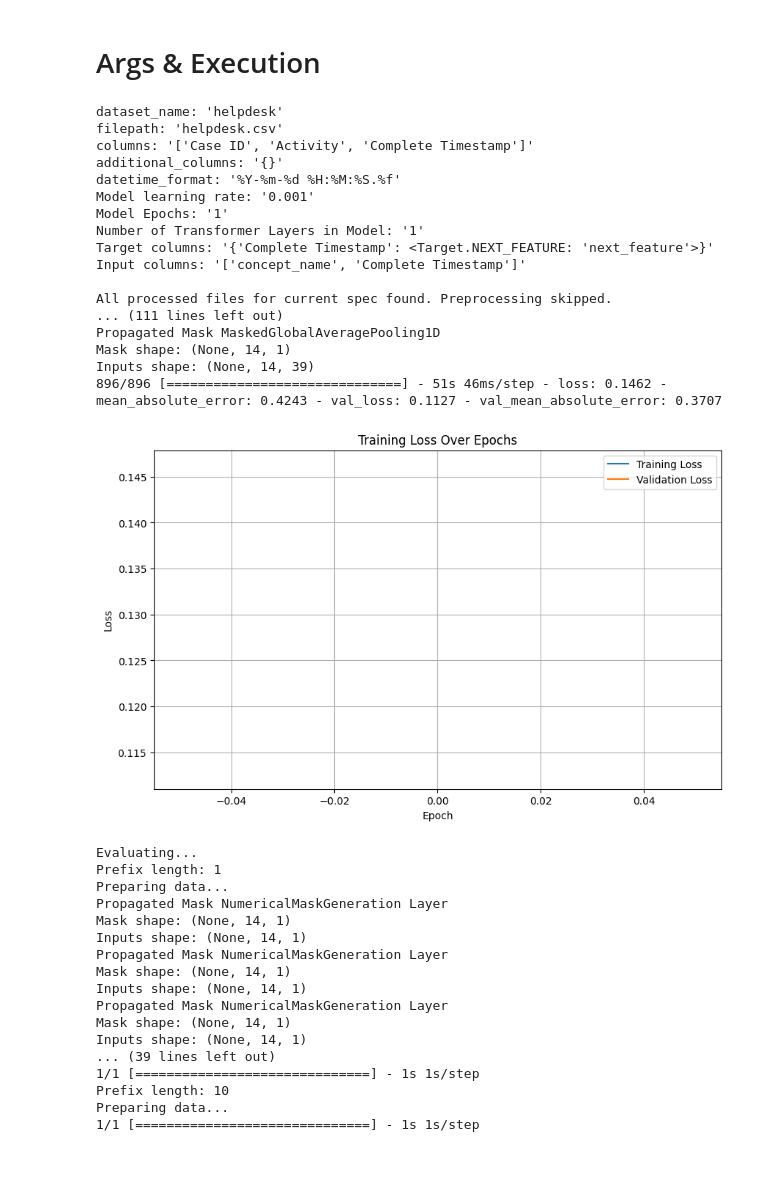
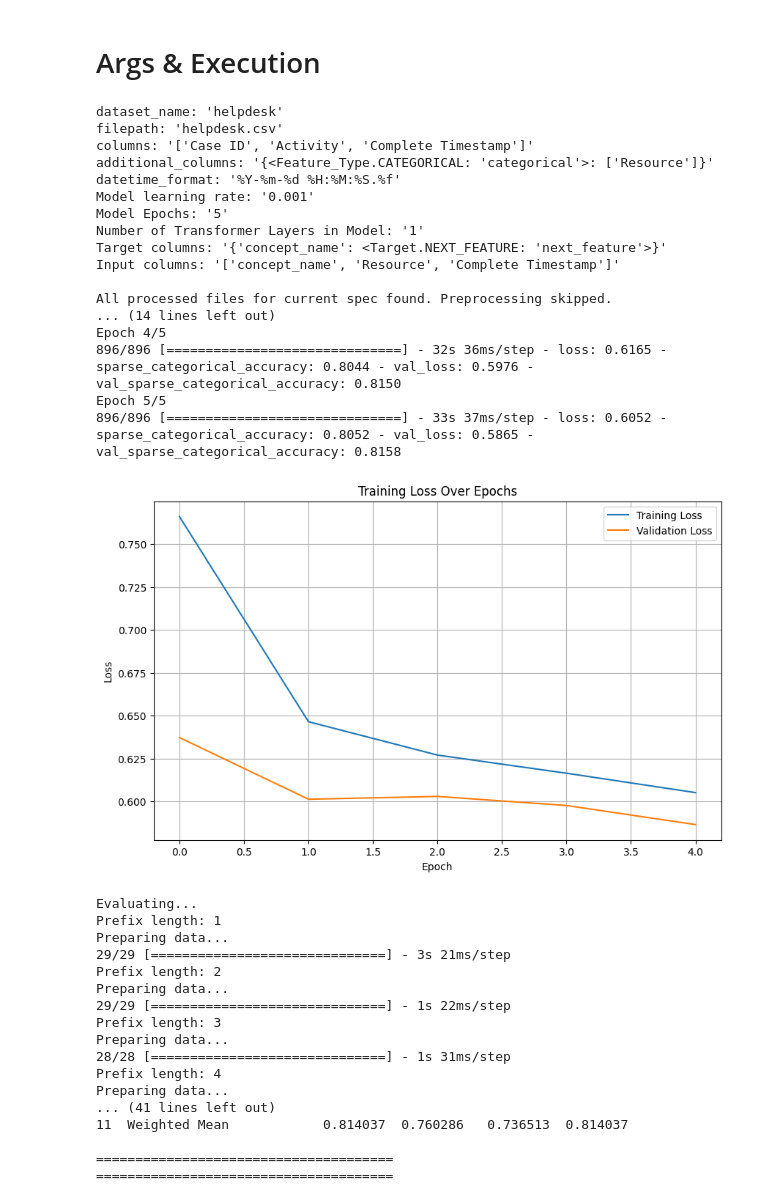
Before and after one commit to venividivincii/MasterThesis, a Jupyter notebook: MultiTaskTransformer/main.ipynb, the cells around one changed output. Drawn from its saved outputs; the diff is of its cells as text; code cells hidden in the pictures; blank space fills up the shorter version.

```diff
--- a/MultiTaskTransformer/main.ipynb
+++ b/MultiTaskTransformer/main.ipynb
@@ -644,9 +647,9 @@ args_helpdesk = {
         "additional_columns": {Feature_Type.CATEGORICAL: ["Resource"]},
         "datetime_format": "%Y-%m-%d %H:%M:%S.%f",
         "model_learning_rate": 0.001,
-        "model_epochs": 1,
+        "model_epochs": 5,
         "model_num_layers": 1,
-        "target_columns": {"Complete Timestamp": Target.NEXT_FEATURE},
+        "target_columns": {"Activity": Target.NEXT_FEATURE},
         "input_columns": ["Activity", "Resource", "Complete Timestamp"],
         "temporal_features": {Temporal_Feature.DAY_OF_WEEK: True, Temporal_Feature.HOUR_OF_DAY: True},
         "model_architecture": Model_Architecture.COMMON_POSEMBS_TRANSF
@@ -704,57 +707,57 @@ args_bpi_2013 = {
         "model_num_layers": 1,
         "target_columns": {"concept:name": Target.NEXT_FEATURE},
         "input_columns": ["concept:name", "org:resource"]
         }
 
 args_bpi_2015_1 = {
         "dataset_name": "bpi_2015_1",
         "filepath": "BPIC15_1.xes",
         "columns": ["case:concept:name", "concept:name", "time:timestamp"],
         "additional_columns": {Feature_Type.CATEGORICAL: ["org:resource"]},
         "datetime_format": "%Y-%m-%d %H:%M:%S%z",
         "model_learning_rate": 0.001,
         "model_epochs": 2,
         "model_num_layers": 1,
         "target_columns": {"concept_name": Target.NEXT_FEATURE},
         "input_columns": ["concept_name", "org_resource"]
         }
 
 
 run(args_helpdesk)
 # preprocess(args_helpdesk)
 # %% [output]
 dataset_name: 'helpdesk'
 filepath: 'helpdesk.csv'
 columns: '['Case ID', 'Activity', 'Complete Timestamp']'
-additional_columns: '{}'
+additional_columns: '{<Feature_Type.CATEGORICAL: 'categorical'>: ['Resource']}'
 datetime_format: '%Y-%m-%d %H:%M:%S.%f'
 Model learning rate: '0.001'
-Model Epochs: '1'
+Model Epochs: '5'
 Number of Transformer Layers in Model: '1'
-Target columns: '{'Complete Timestamp': <Target.NEXT_FEATURE: 'next_feature'>}'
-Input columns: '['concept_name', 'Complete Timestamp']'
+Target columns: '{'concept_name': <Target.NEXT_FEATURE: 'next_feature'>}'
+Input columns: '['concept_name', 'Resource', 'Complete Timestamp']'
 
 All processed files for current spec found. Preprocessing skipped.
-... (111 lines left out)
-Propagated Mask MaskedGlobalAveragePooling1D
-Mask shape: (None, 14, 1)
-Inputs shape: (None, 14, 39)
-896/896 [==============================] - 51s 46ms/step - loss: 0.1462 - mean_absolute_error: 0.4243 - val_loss: 0.1127 - val_mean_absolute_error: 0.3707
+... (14 lines left out)
+Epoch 4/5
+896/896 [==============================] - 32s 36ms/step - loss: 0.6165 - sparse_categorical_accuracy: 0.8044 - val_loss: 0.5976 - val_sparse_categorical_accuracy: 0.8150
+Epoch 5/5
+896/896 [==============================] - 33s 37ms/step - loss: 0.6052 - sparse_categorical_accuracy: 0.8052 - val_loss: 0.5865 - val_sparse_categorical_accuracy: 0.8158
-[figure, old version]
+[figure, new version]
 Evaluating...
 Prefix length: 1
 Preparing data...
-Propagated Mask NumericalMaskGeneration Layer
-Mask shape: (None, 14, 1)
-Inputs shape: (None, 14, 1)
-Propagated Mask NumericalMaskGeneration Layer
-Mask shape: (None, 14, 1)
-Inputs shape: (None, 14, 1)
-Propagated Mask NumericalMaskGeneration Layer
-Mask shape: (None, 14, 1)
-Inputs shape: (None, 14, 1)
-... (39 lines left out)
-1/1 [==============================] - 1s 1s/step
-Prefix length: 10
+29/29 [==============================] - 3s 21ms/step
+Prefix length: 2
 Preparing data...
-1/1 [==============================] - 1s 1s/step
+29/29 [==============================] - 1s 22ms/step
+Prefix length: 3
+Preparing data...
+28/28 [==============================] - 1s 31ms/step
+Prefix length: 4
+Preparing data...
+... (41 lines left out)
+11  Weighted Mean            0.814037  0.760286   0.736513  0.814037
+
+======================================
+======================================
```
Also changed, not shown: parts of 2 cells of this notebook, 2 other files.
